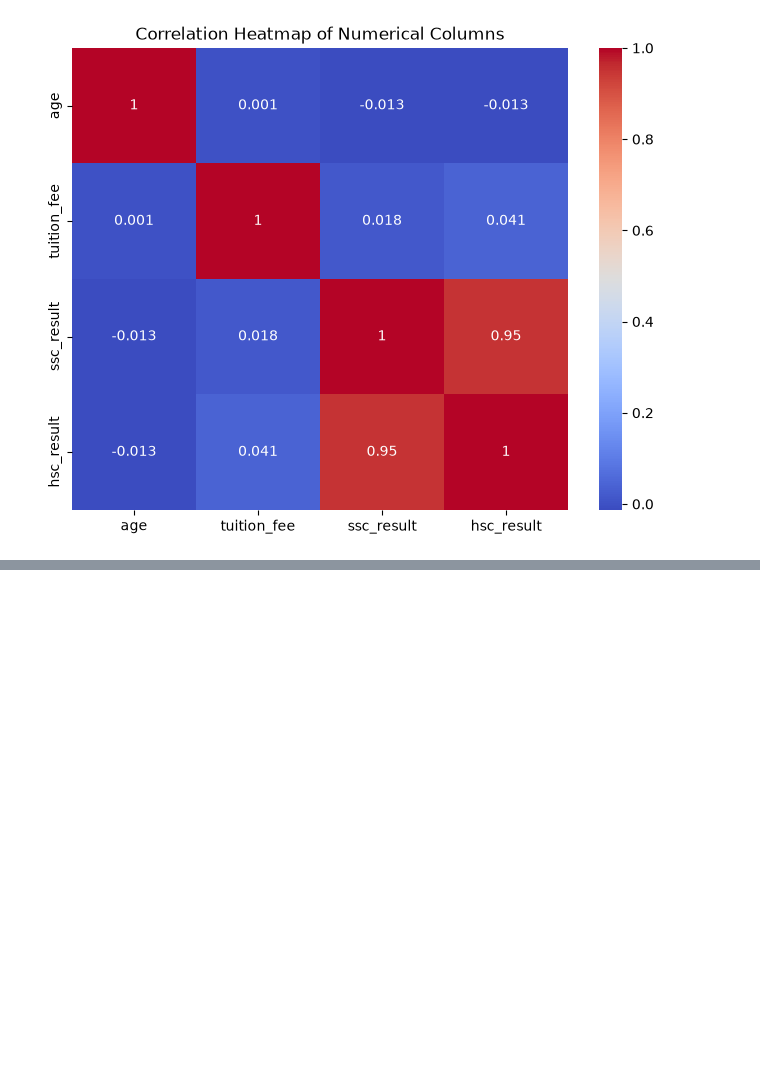
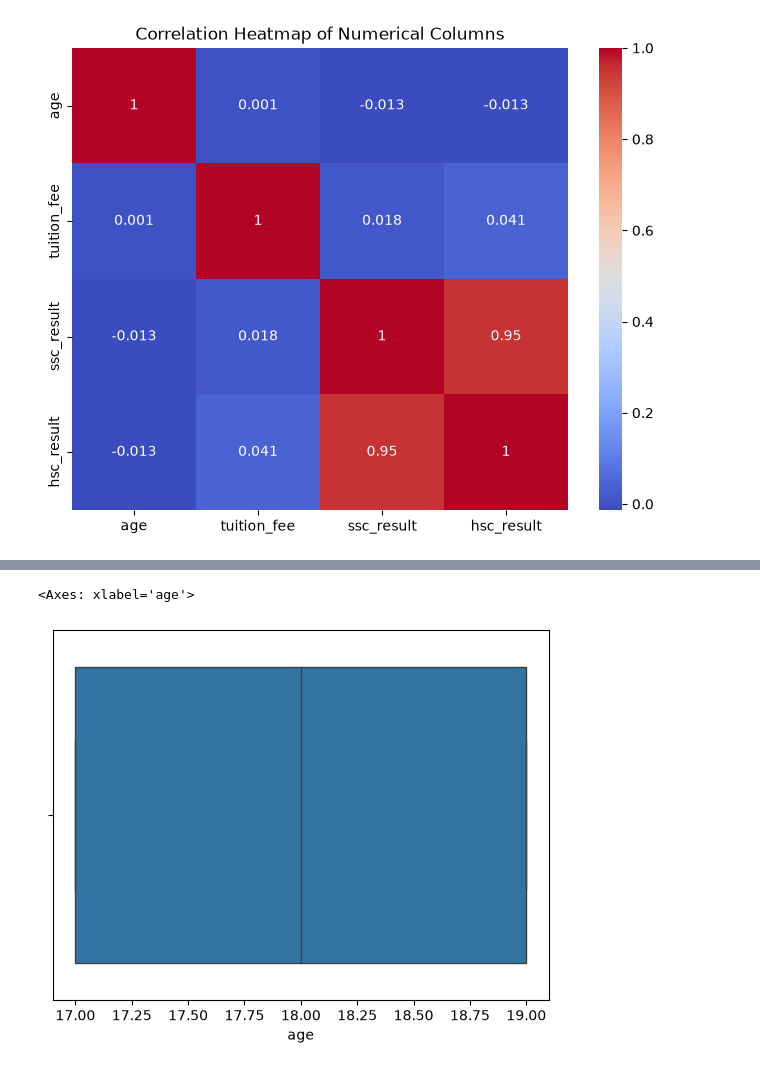
Before and after one commit to sirajulislam16/Machine-Learning, a Jupyter notebook: ML Classes Topic/multiple_linearRegression_scikitLearn.ipynb, the cells around one changed output, grey strips where cells are left out. Cells and saved outputs as stored; diff of their text form; code cells hidden in the pictures; blank space fills up the shorter version.

```diff
--- a/ML Classes Topic/multiple_linearRegression_scikitLearn.ipynb
+++ b/ML Classes Topic/multiple_linearRegression_scikitLearn.ipynb
@@ -167,0 +180,5 @@ Text(0.5, 1.0, 'Correlation Heatmap of Numerical Columns')
+# %%
+sns.boxplot(data= df, x= "age")
+# %% [output]
+<Axes: xlabel='age'>
+[figure, added]
```
Also changed, not shown: parts of 3 cells of this notebook.
